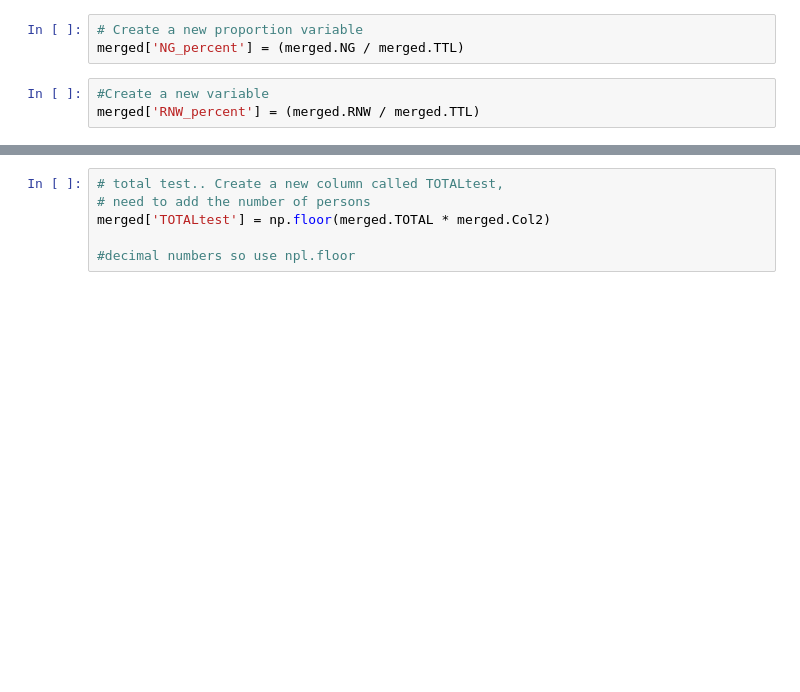
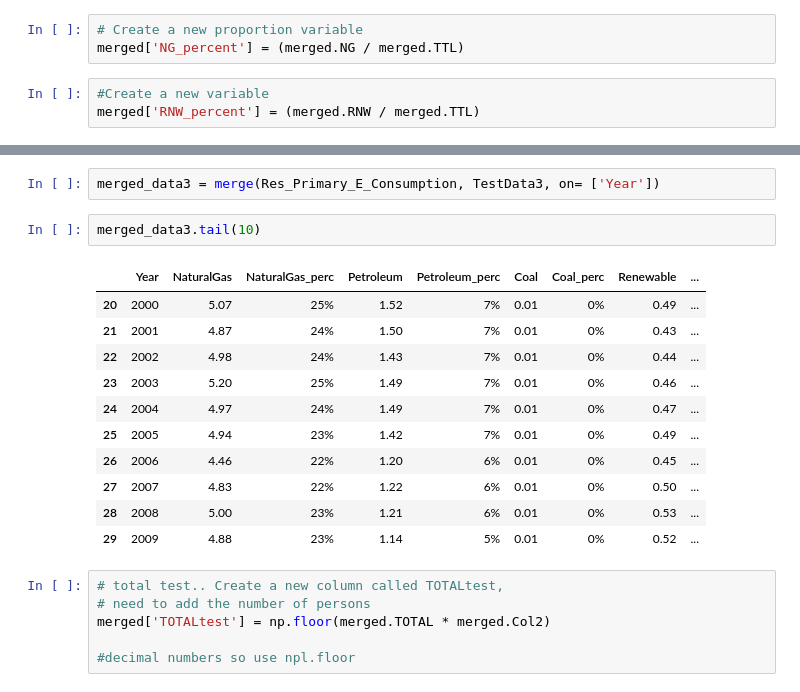
Before and after one commit to PerryGrossman/Energy-Data, a Jupyter notebook: Energy Data-- Laptop.ipynb, the cells around one changed output, grey strips where cells are left out. Drawn from its saved outputs; the diff is of its cells as text; blank space fills up the shorter version.

```diff
--- a/Energy Data-- Laptop.ipynb
+++ b/Energy Data-- Laptop.ipynb
@@ -388,3 +421,19 @@ merged['RNW_percent'] = (merged.RNW / merged.TTL)
+# %%
+merged_data3 = merge(Res_Primary_E_Consumption, TestData3, on= ['Year'])
+# %%
+merged_data3.tail(10)
+# %% [output]
+|  | Year | NaturalGas | NaturalGas_perc | Petroleum | Petroleum_perc | Coal | Coal_perc | Renewable | ... |
+| 20 | 2000 | 5.07 | 25% | 1.52 | 7% | 0.01 | 0% | 0.49 | ... |
+| 21 | 2001 | 4.87 | 24% | 1.50 | 7% | 0.01 | 0% | 0.43 | ... |
+| 22 | 2002 | 4.98 | 24% | 1.43 | 7% | 0.01 | 0% | 0.44 | ... |
+| 23 | 2003 | 5.20 | 25% | 1.49 | 7% | 0.01 | 0% | 0.46 | ... |
+| 24 | 2004 | 4.97 | 24% | 1.49 | 7% | 0.01 | 0% | 0.47 | ... |
+| 25 | 2005 | 4.94 | 23% | 1.42 | 7% | 0.01 | 0% | 0.49 | ... |
+| 26 | 2006 | 4.46 | 22% | 1.20 | 6% | 0.01 | 0% | 0.45 | ... |
+| 27 | 2007 | 4.83 | 22% | 1.22 | 6% | 0.01 | 0% | 0.50 | ... |
+| 28 | 2008 | 5.00 | 23% | 1.21 | 6% | 0.01 | 0% | 0.53 | ... |
+| 29 | 2009 | 4.88 | 23% | 1.14 | 5% | 0.01 | 0% | 0.52 | ... |
 # %%
 # total test.. Create a new column called TOTALtest,
 # need to add the number of persons
```
Also changed, not shown: parts of 6 cells of this notebook, 2 other files.
